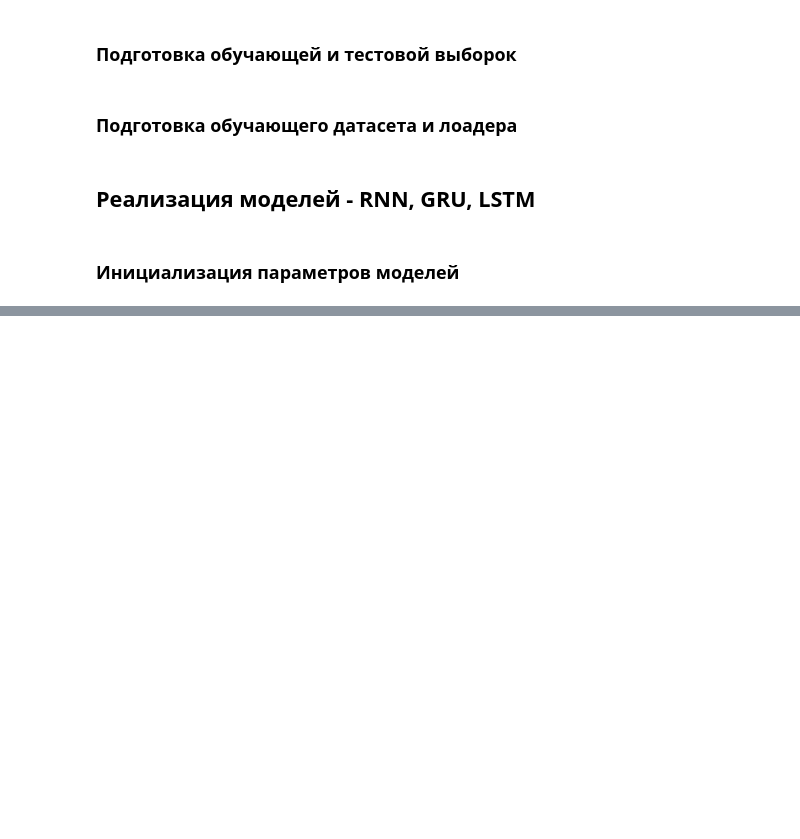
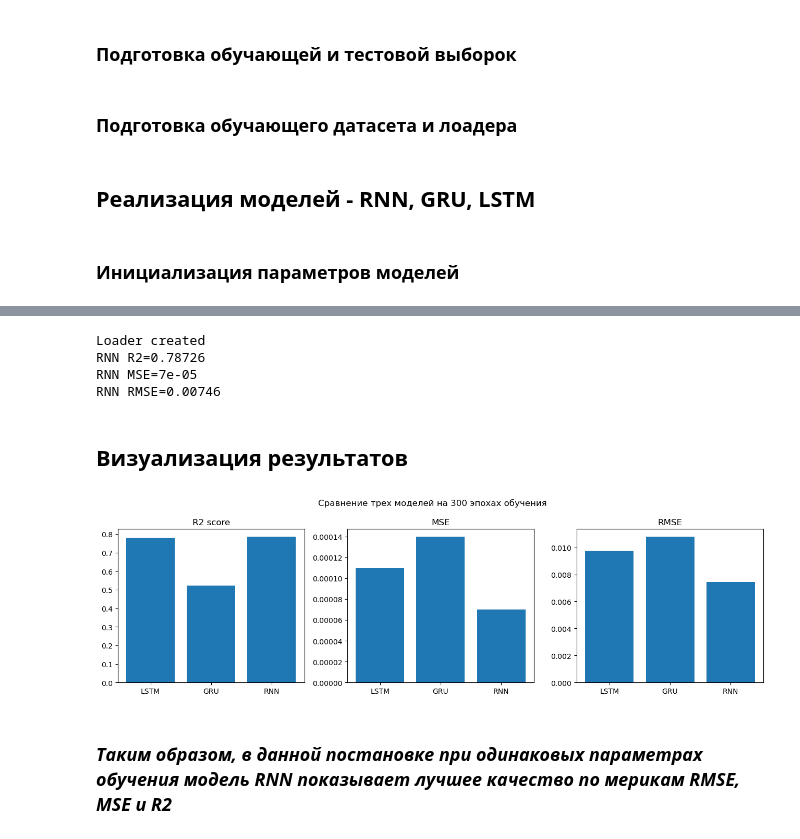
Before and after one commit to ChrisLisbon/nn_homework, a Jupyter notebook: Task2.ipynb, the cells around one changed output, grey strips where cells are left out. Cells and saved outputs as stored; diff of their text form; code cells hidden in the pictures; blank space fills up the shorter version.

```diff
--- a/Task2.ipynb
+++ b/Task2.ipynb
@@ -131,0 +321,54 @@ device = 'cuda'
+# %%
+model = RNN(input_dim, hidden_dim, layer_dim, output_dim).to(device)
+model.load_state_dict(torch.load('__rnn_300_norm.pt'))
+model.eval()
+
+test_dataset = TensorDataset(torch.Tensor(X_test), torch.Tensor(y_test))
+test_set_loader = DataLoader(test_dataset, batch_size=100, shuffle=False)
+print('Loader created')
+
+r2_losses = []
+mse_losses = []
+rmse_losses = []
+for x, y in test_set_loader:
+    x = x.to(device)
+    x_hat = model(x)
+    output = x_hat.detach().cpu().numpy()
+    target = y.detach().cpu().numpy()
+    r2_test = r2_score(target, output)
+    mse_test = mean_squared_error(target, output)
+    rmse_test = root_mean_squared_error(target, output)
+
+    r2_losses.append(r2_test)
+    mse_losses.append(mse_test)
+    rmse_losses.append(rmse_test)
+
+rnn_r2 = round(np.nanmean(r2_losses), 5)
+rnn_mse = round(float(np.nanmean(mse_losses)), 5)
+rnn_rmse = round(float(np.nanmean(rmse_losses)), 5)
+
+print(f'RNN R2={rnn_r2}')
+print(f'RNN MSE={rnn_mse}')
+print(f'RNN RMSE={rnn_rmse}')
+# %% [output]
+Loader created
+RNN R2=0.78726
+RNN MSE=7e-05
+RNN RMSE=0.00746
+# %% [markdown]
+## Визуализация результатов
+# %%
+fig, axs = plt.subplots(1, 3, figsize=(13, 4))
+axs[0].bar(['LSTM', 'GRU', 'RNN'], [lstm_r2, gru_r2, rnn_r2])
+axs[0].set_title('R2 score')
+axs[1].bar(['LSTM', 'GRU', 'RNN'], [lstm_mse, gru_mse, rnn_mse])
+axs[1].set_title('MSE')
+axs[2].bar(['LSTM', 'GRU', 'RNN'], [lstm_rmse, gru_rmse, rnn_rmse])
+axs[2].set_title('RMSE')
+plt.suptitle('Сравнение трех моделей на 300 эпохах обучения')
+plt.tight_layout()
+plt.show()
+# %% [output]
+[figure, added]
+# %% [markdown]
+### ***Таким образом, в данной постановке при одинаковых параметрах обучения модель RNN показывает лучшее качество по мерикам RMSE, MSE и R2***
```
Also changed, not shown: parts of 13 cells of this notebook, 13 other files.
